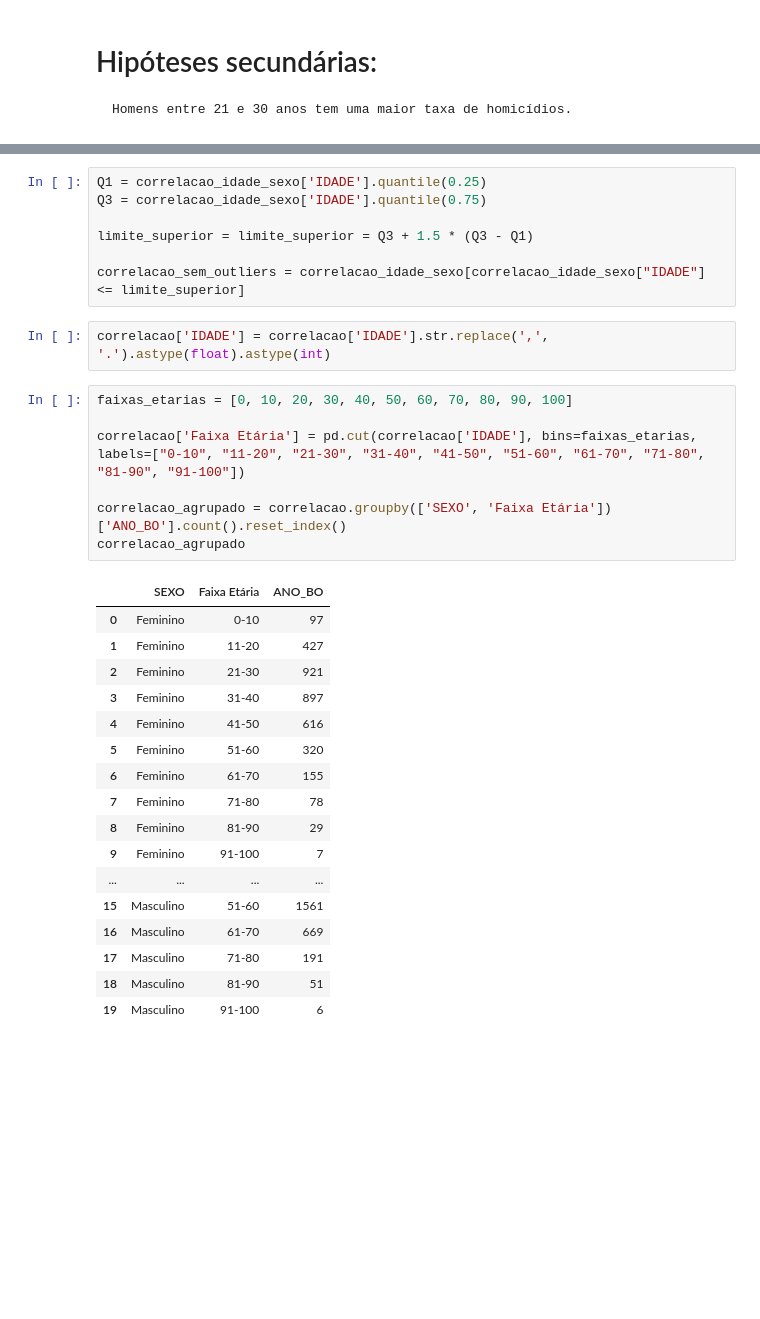
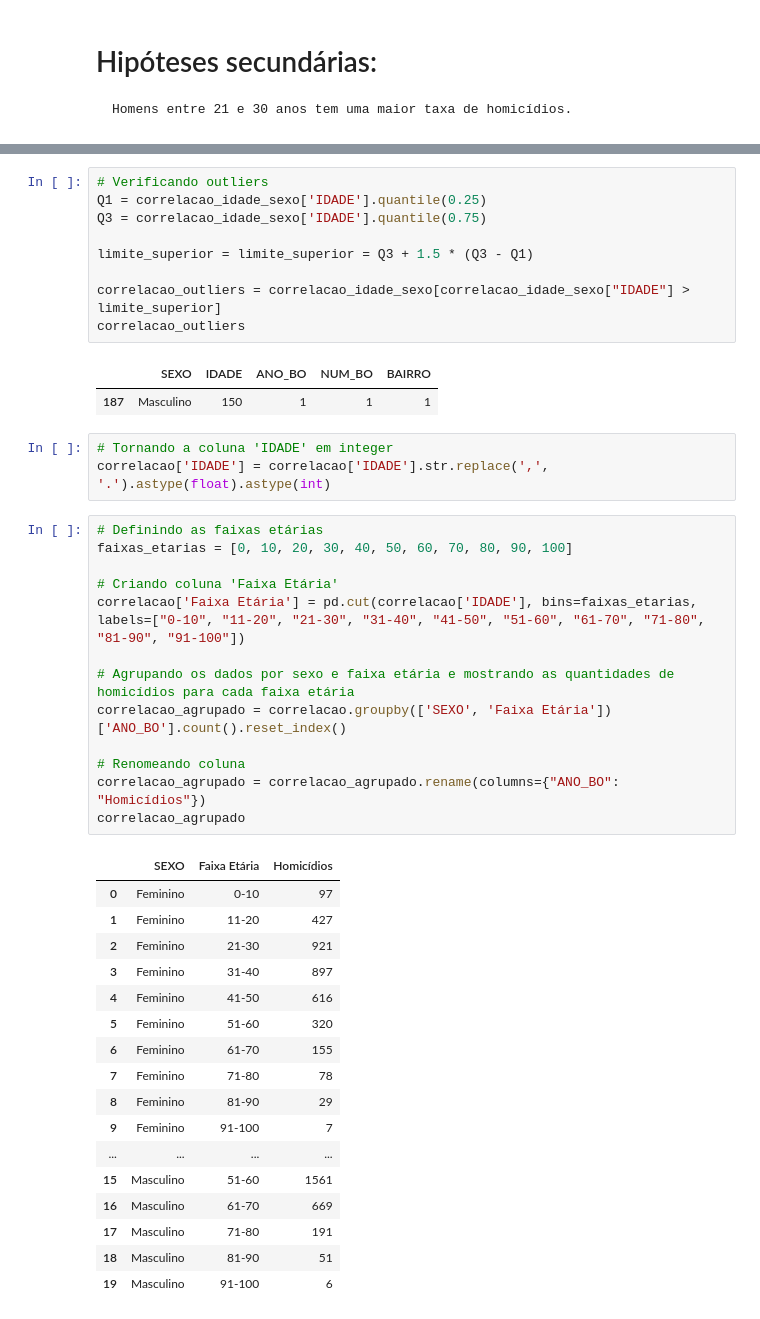
Before and after one commit to Pennini/Curso-Python-2022, a Jupyter notebook: Projeto_Final/projeto_final_crimes.ipynb, the cells around one changed output, grey strips where cells are left out. Drawn from its saved outputs; the diff is of its cells as text; blank space fills up the shorter version.

Commit message:
Projeto final Segunda etapa - Última Versão
Comentários adicionados e melhoria último gráfico (Faixas etárias)

```diff
--- a/Projeto_Final/projeto_final_crimes.ipynb
+++ b/Projeto_Final/projeto_final_crimes.ipynb
@@ -455,23 +496,35 @@ plt.show()
 # %% [output]
 [figure]
 # %%
+# Verificando outliers
 Q1 = correlacao_idade_sexo['IDADE'].quantile(0.25)
 Q3 = correlacao_idade_sexo['IDADE'].quantile(0.75)
 
 limite_superior = limite_superior = Q3 + 1.5 * (Q3 - Q1)
 
-correlacao_sem_outliers = correlacao_idade_sexo[correlacao_idade_sexo["IDADE"] <= limite_superior]
+correlacao_outliers = correlacao_idade_sexo[correlacao_idade_sexo["IDADE"] > limite_superior]
+correlacao_outliers
+# %% [output]
+|  | SEXO | IDADE | ANO_BO | NUM_BO | BAIRRO |
+| 187 | Masculino | 150 | 1 | 1 | 1 |
 # %%
+# Tornando a coluna 'IDADE' em integer
 correlacao['IDADE'] = correlacao['IDADE'].str.replace(',', '.').astype(float).astype(int)
 # %%
+# Definindo as faixas etárias
 faixas_etarias = [0, 10, 20, 30, 40, 50, 60, 70, 80, 90, 100]
 
+# Criando coluna 'Faixa Etária'
 correlacao['Faixa Etária'] = pd.cut(correlacao['IDADE'], bins=faixas_etarias, labels=["0-10", "11-20", "21-30", "31-40", "41-50", "51-60", "61-70", "71-80", "81-90", "91-100"])
 
+# Agrupando os dados por sexo e faixa etária e mostrando as quantidades de homicídios para cada faixa etária
 correlacao_agrupado = correlacao.groupby(['SEXO', 'Faixa Etária'])['ANO_BO'].count().reset_index()
+
+# Renomeando coluna
+correlacao_agrupado = correlacao_agrupado.rename(columns={"ANO_BO": "Homicídios"})
 correlacao_agrupado
 # %% [output]
-|  | SEXO | Faixa Etária | ANO_BO |
+|  | SEXO | Faixa Etária | Homicídios |
 | 0 | Feminino | 0-10 | 97 |
 | 1 | Feminino | 11-20 | 427 |
 | 2 | Feminino | 21-30 | 921 |
```
Also changed, not shown: parts of 31 cells of this notebook.
